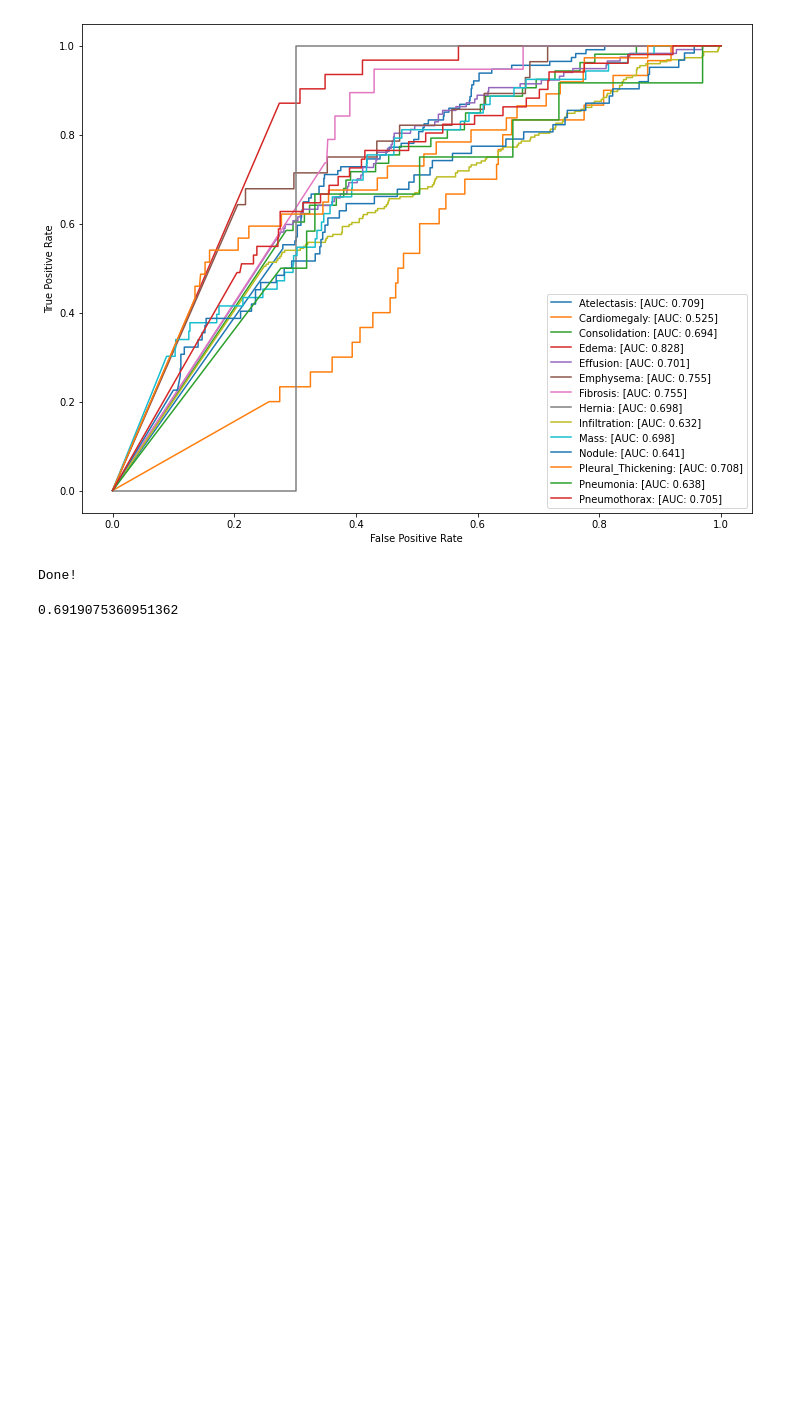
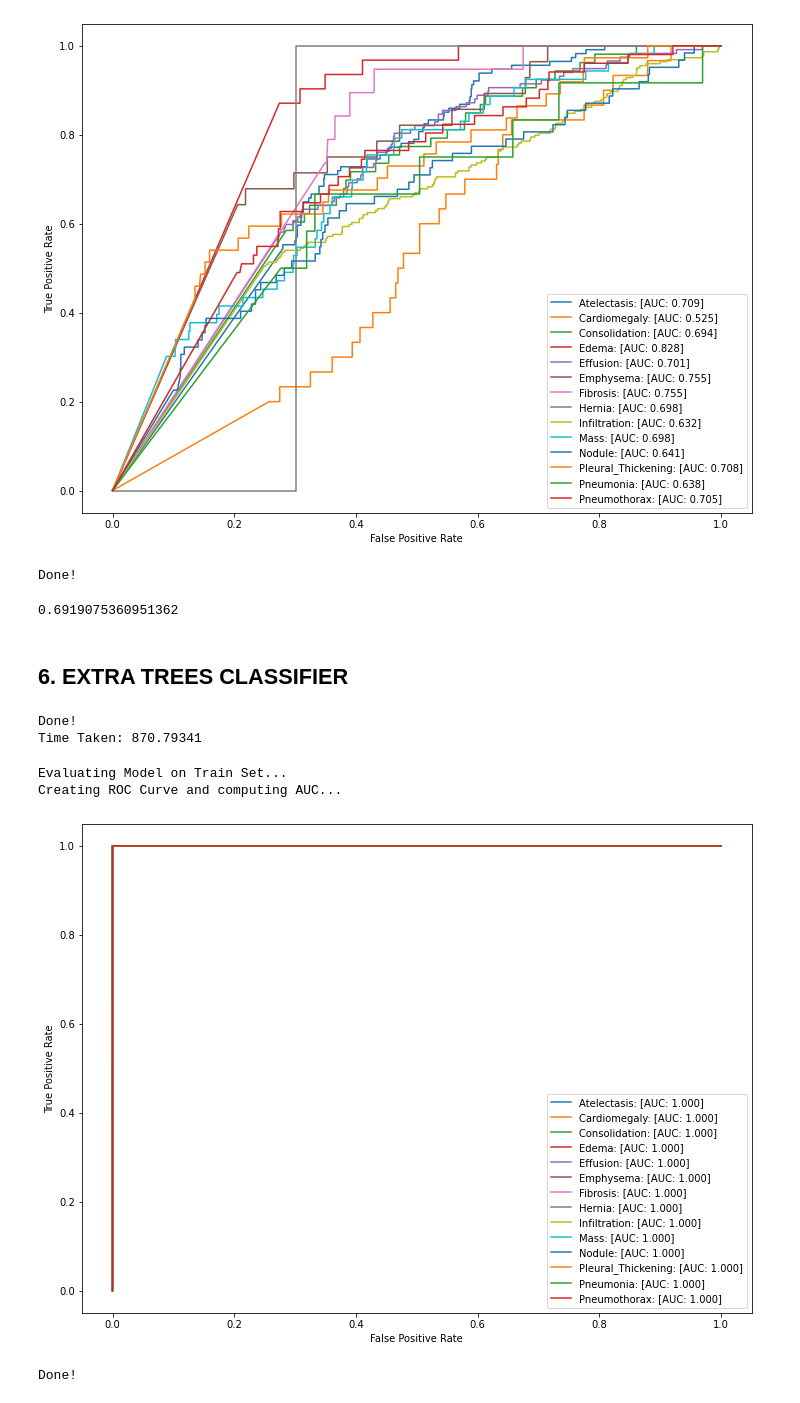
Before and after one commit to arshmodak/NIH_Chest_XRays_Disease_Detection, a Jupyter notebook: ML_on_CNN_Features.ipynb, the cells around one changed output. Saved outputs shown, nothing was run; the diff lists cells and outputs as text; code cells hidden in the pictures; blank space fills up the shorter version.

```diff
--- a/ML_on_CNN_Features.ipynb
+++ b/ML_on_CNN_Features.ipynb
@@ -318,7 +259,7 @@ weighted avg       0.15      0.14      0.15      4078
 # %%
 dtree = DecisionTreeClassifier(random_state=7)
-parameters = {'criterion': ["gini", "entropy"], 'max_depth':[50, 75, 100, 125, 150, 200, 300, 500],
-             "min_samples_split": [2, 5, 10, 15, 20, 25, 30, 35, 40, 45, 50], "min_samples_leaf": [1, 5, 10, 15],
+parameters = {'criterion': ["gini", "entropy"], 'max_depth':[150, 200, 300],
+             "min_samples_split": [70, 80, 90, 100, 200, 300, 500], "min_samples_leaf": [20, 40, 60, 100, 200, 300],
              "max_features": ["sqrt", None, "log2"]}
 
 clf = GridSearchCV(dtree, parameters, cv=5, verbose=1)
@@ -473,3 +414,17 @@ Done!
 np.array(list(auc_dict.values())).mean()
 # %% [output]
 0.6919075360951362
+# %% [markdown]
+## 6. EXTRA TREES CLASSIFIER
+# %%
+print("Fitting Extra Trees Classifier...")
+start = time.time()
+etc3 = ExtraTreesClassifier(n_jobs=-1,random_state=7, max_features='sqrt', n_estimators= 500, max_depth=300, criterion='gini',
+                           min_samples_split=65, min_samples_leaf = 65)
+
+etc3.fit(X_train, y_train)
+print("Done!")
+print("Time Taken: {:.5f}".format(time.time()-start))
+# %% [output]
+Done!
+Time Taken: 870.79341
@@ -475,0 +434,13 @@ np.array(list(auc_dict.values())).mean()
+# %%
+print("Evaluating Model on Train Set...")
+y_preds = etc3.predict_proba(X_train)
+y_pred = np.array(y_preds)
+ypreds = np.transpose([pred for pred in y_pred])
+print("Creating ROC Curve and computing AUC...")
+auc_dict = plot_roc_curve(class_dict, ypreds[1,:], y_train, get_auc=True)
+print("Done!")
+# %% [output]
+Evaluating Model on Train Set...
+Creating ROC Curve and computing AUC...
+[figure, added]
+Done!
```
Also changed, not shown: parts of 15 cells of this notebook.
